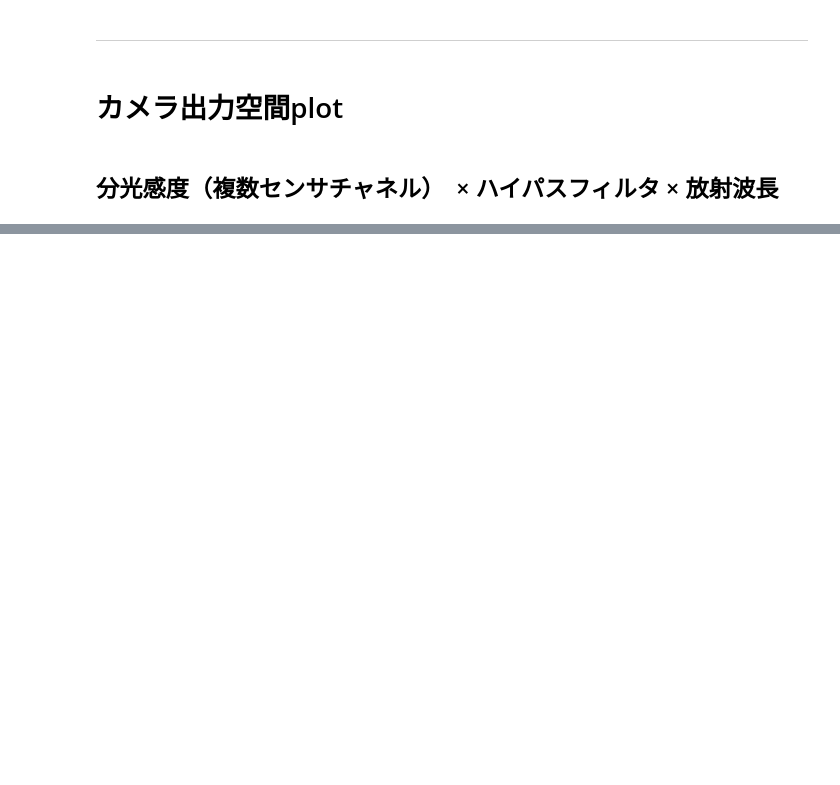
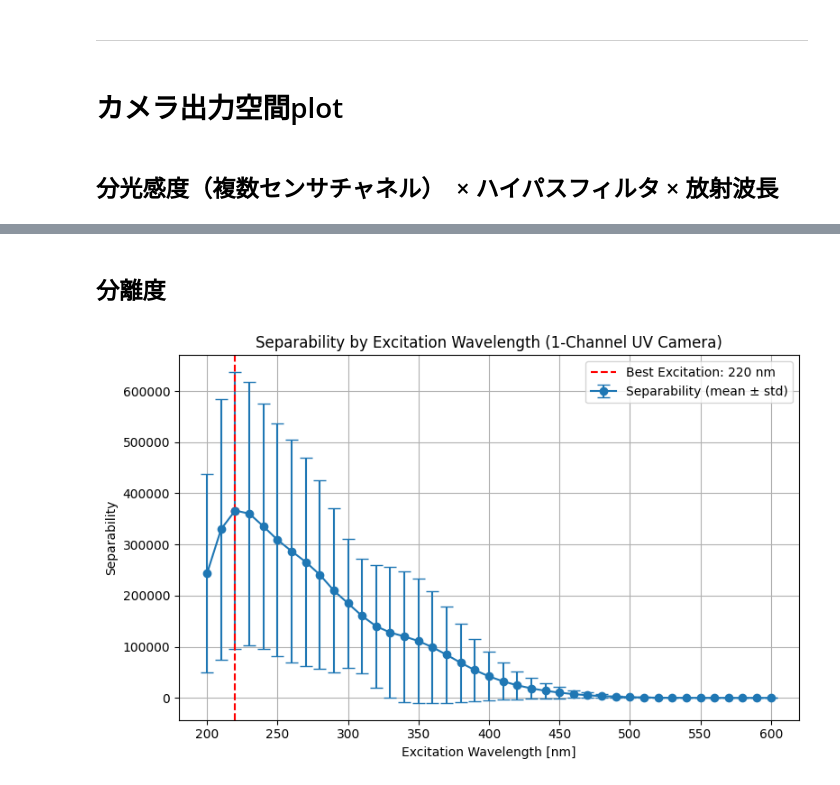
Before and after one commit to asksw24/mp-eem, a Jupyter notebook: 04_simulate_UVcamera_response.ipynb, the cells around one changed output, grey strips where cells are left out. Saved outputs shown, nothing was run; the diff lists cells and outputs as text; code cells hidden in the pictures; blank space fills up the shorter version.

```diff
--- a/04_simulate_UVcamera_response.ipynb
+++ b/04_simulate_UVcamera_response.ipynb
@@ -632,0 +729,48 @@ demo.launch()
+# %% [markdown]
+## 分離度
+# %%
+import numpy as np
+import matplotlib.pyplot as plt
+from scipy.spatial.distance import pdist
+
+# 分離度の平均と標準偏差を格納するリスト
+separability_means = []
+separability_stds = []
+
+# 各励起波長（列）について分離度（ユークリッド距離の平均）とばらつきを計算
+for i in range(camera_response.shape[1]):
+    responses = camera_response[:, i].reshape(-1, 1)  # shape: (samples, 1)
+    distances = pdist(responses, metric='euclidean')  # 全組み合わせの距離
+    separability_means.append(np.mean(distances))
+    separability_stds.append(np.std(distances))      # 標準偏差を計算
+
+separability_means = np.array(separability_means)
+separability_stds = np.array(separability_stds)
+
+# 最も識別に優れる波長
+max_idx = np.argmax(separability_means)
+best_wavelength = led_peak_wavelengths[max_idx]
+best_score = separability_means[max_idx]
+
+# プロット（平均値＋標準偏差のエラーバー付き）
+plt.figure(figsize=(8, 5))
+plt.errorbar(
+    led_peak_wavelengths,
+    separability_means,
+    yerr=separability_stds,
+    fmt='-o',
+    capsize=5,
+    label='Separability (mean ± std)'
+)
+plt.axvline(best_wavelength, color='r', linestyle='--', label=f'Best Excitation: {best_wavelength:.0f} nm')
+plt.scatter(best_wavelength, best_score, color='red')
+
+plt.title('Separability by Excitation Wavelength (1-Channel UV Camera)')
+plt.xlabel('Excitation Wavelength [nm]')
+plt.ylabel('Separability')
+plt.grid(True)
+plt.legend()
+plt.tight_layout()
+plt.show()
+# %% [output]
+[figure, added]
```
Also changed, not shown: parts of 23 cells of this notebook, 1 other file.
